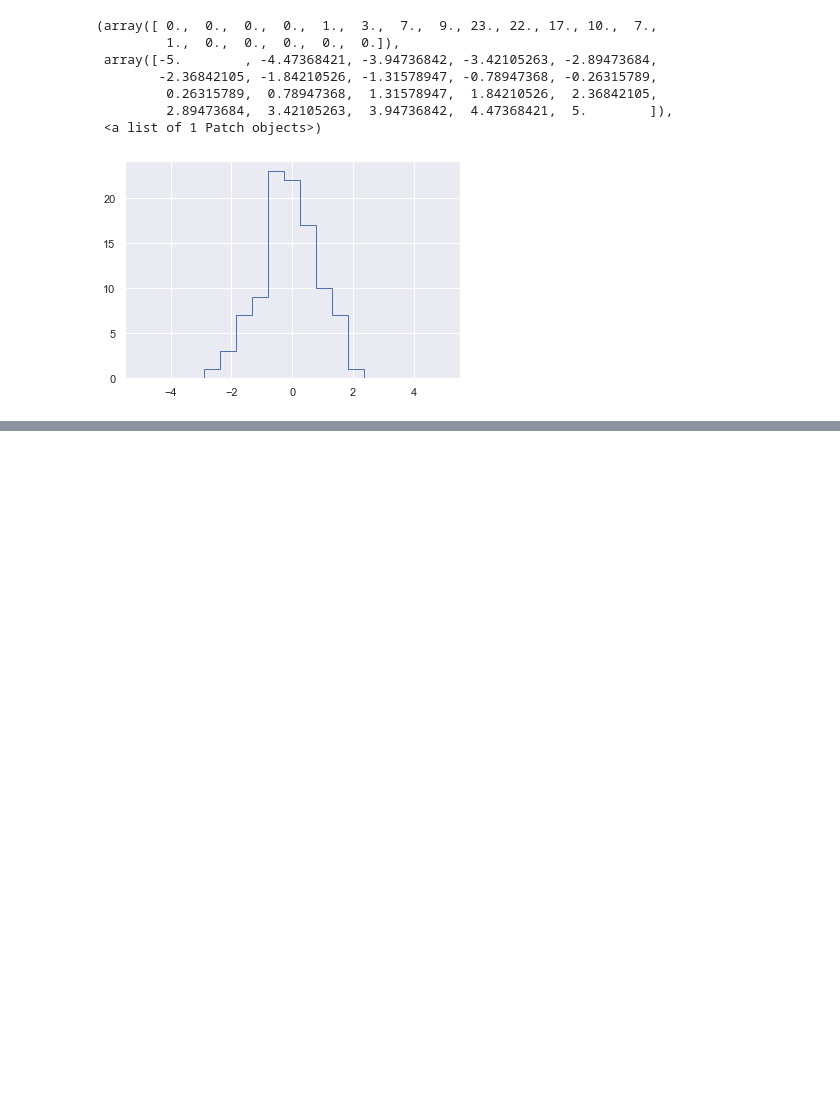
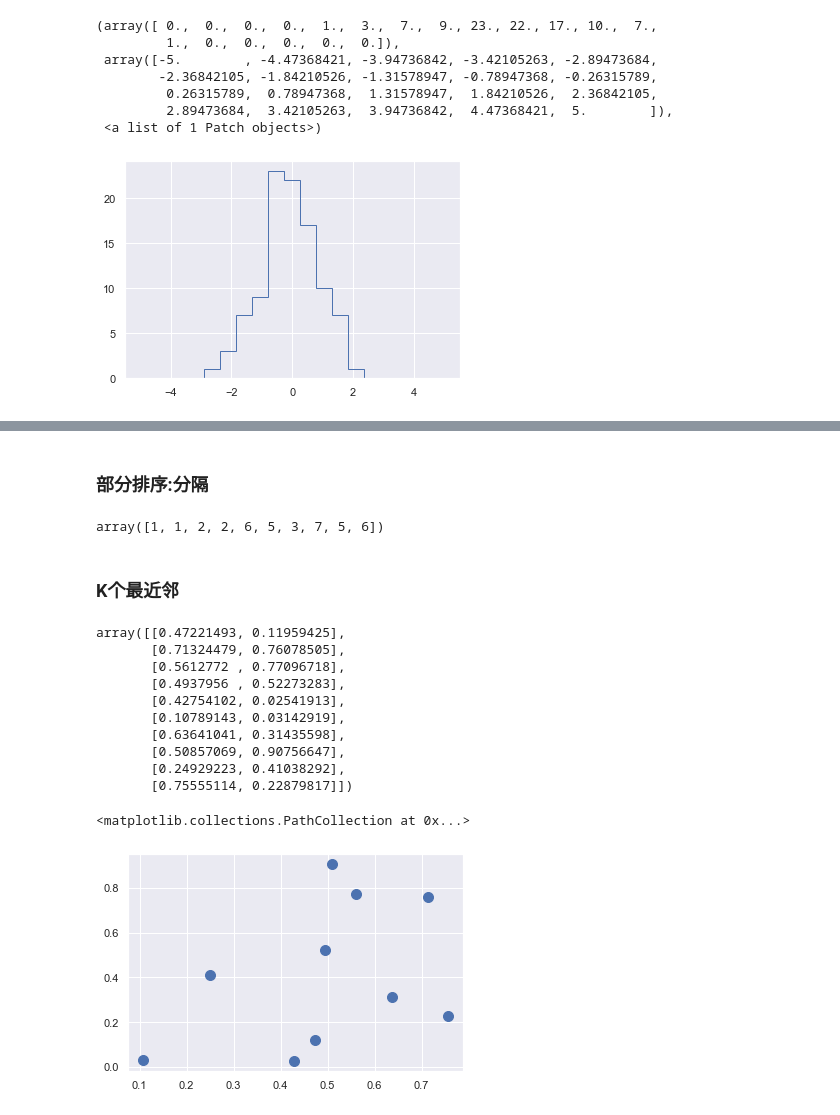
Before and after one commit to bbdog86/-, a Jupyter notebook: Python 数据科学手册/第2章 Numpy入门.ipynb, the cells around one changed output, grey strips where cells are left out. Saved outputs shown, nothing was run; the diff lists cells and outputs as text; code cells hidden in the pictures; blank space fills up the shorter version.

```diff
--- a/Python 数据科学手册/第2章 Numpy入门.ipynb
+++ b/Python 数据科学手册/第2章 Numpy入门.ipynb
@@ -860,0 +878,26 @@ plt.hist(x,bins,histtype='step')
+# %% [markdown]
+### 部分排序:分隔
+# %%
+x=np.random.randint(1,10,10)
+np.partition(x,3)
+# %% [output]
+array([1, 1, 2, 2, 6, 5, 3, 7, 5, 6])
+# %% [markdown]
+### K个最近邻
+# %%
+X=rand.rand(10,2)
+X
+plt.scatter(X[:,0],X[:,1],s=100)
+# %% [output]
+array([[0.47221493, 0.11959425],
+       [0.71324479, 0.76078505],
+       [0.5612772 , 0.77096718],
+       [0.4937956 , 0.52273283],
+       [0.42754102, 0.02541913],
+       [0.10789143, 0.03142919],
+       [0.63641041, 0.31435598],
+       [0.50857069, 0.90756647],
+       [0.24929223, 0.41038292],
+       [0.75555114, 0.22879817]])
+<matplotlib.collections.PathCollection at 0x...>
+[figure, added]
```
Also changed, not shown: parts of 15 cells of this notebook.
